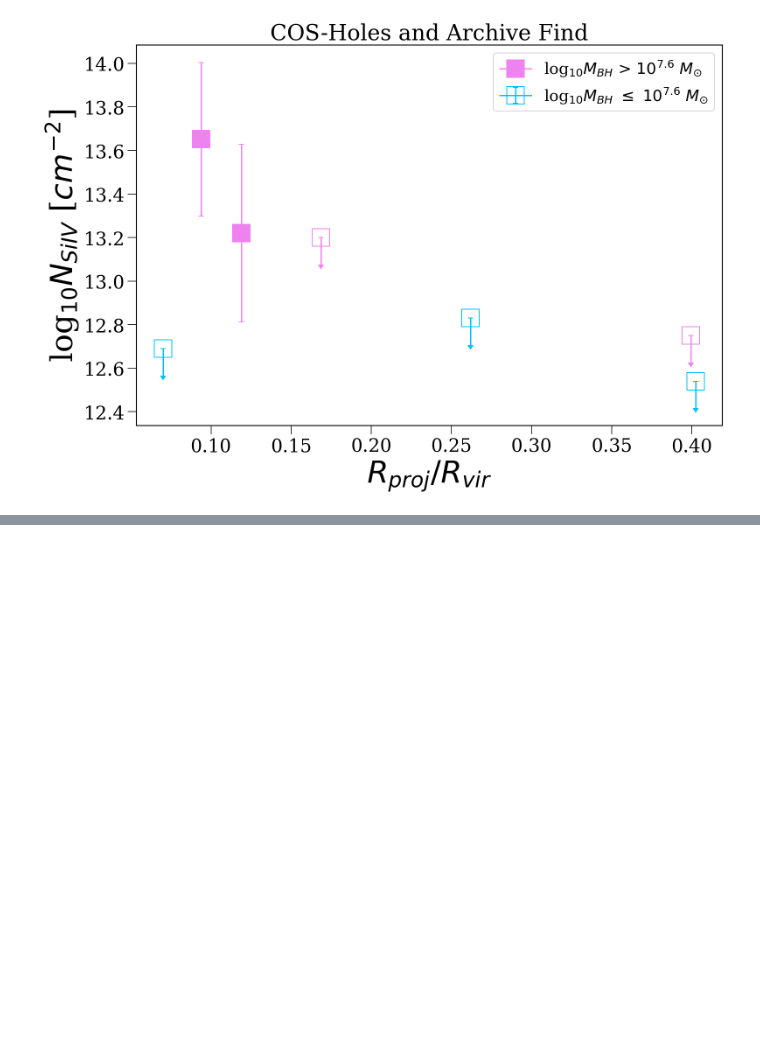
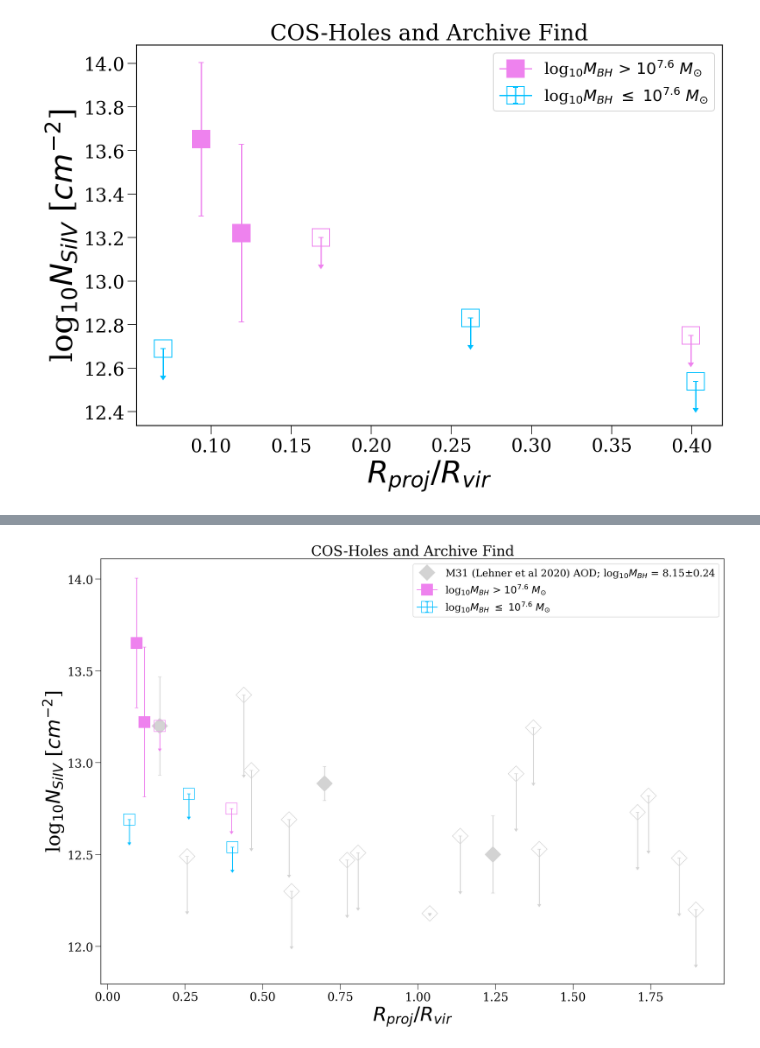
Before and after one commit to samlugarza/COS-Holes, a Jupyter notebook: veeper_and_voigt/COS-Holes_SiIV_Analysis.ipynb, the cells around one changed output, grey strips where cells are left out. Cells and saved outputs as stored; diff of their text form; code cells hidden in the pictures; blank space fills up the shorter version.

```diff
--- a/veeper_and_voigt/COS-Holes_SiIV_Analysis.ipynb
+++ b/veeper_and_voigt/COS-Holes_SiIV_Analysis.ipynb
@@ -141,0 +159,13 @@ amiga_2_siiv_up = amiga_2_siiv_sum.loc[(amiga_2_siiv_sum['f_logN']== -1) & (amig
+# %%
+#Calculating the Project AMIGA Rproj/Rvir so that I can add to future plot
+amiga_m31_rvrir = 300 #kpc
+
+#Detections
+amiga_siiv_det_R = np.array(amiga_2_siiv_det['Rad'])
+#amiga_siiv_det_RRvir = amiga_siiv_det_R/amiga_m31_rvrir
+print(amiga_siiv_det_RRvir)
+
+#Upper Limits
+amiga_siiv_up_R = np.array(amiga_2_siiv_up['Rad'])
+amiga_siiv_up_RRvir = amiga_siiv_up_R/amiga_m31_rvrir
+print(amiga_siiv_up_RRvir)
@@ -458,0 +494,73 @@ plt.show()
+# %%
+#Now I guess we can start plotting some things.... Lets make Fig 4 (LHS- N vs Rproj) from COS-Holes Proposal
+
+
+########### Plotting Project AMIGA SiIV Data
+
+#SiIV Detections
+plt.errorbar(amiga_siiv_det_RRvir, amiga_2_siiv_det['sumlogN'], yerr= amiga_2_siiv_det['sum_elogN'],
+             capsize = 3, c = 'lightgrey', label='M31 (Lehner et al 2020) AOD; log$_{10}M_{BH}$ = 8.15$\pm$0.24', marker="D",
+             markersize=20, ls='none')
+#SiIV Upper Limits
+plt.errorbar(amiga_siiv_up_RRvir, amiga_2_siiv_up['sumlogN'], yerr= amiga_2_siiv_up['sum_elogN'],
+             capsize = 3, c = 'lightgrey', marker="D", mfc='none', uplims=True, markersize=20, ls='none')
+
+##################################################################
+
+# COS-Holes DETECTIONS
+
+#####J1159 (two features)
+plt.errorbar (rproj[1]/rvir[1], np.log10(10**siiv_df_J1159['N'][2] + 10**siiv_df_J1159['N'][4]),
+              yerr=np.log10(10**siiv_df_J1159['sigN'][2] + 10**siiv_df_J1159['sigN'][4]), capsize = 3, c = 'violet',
+              marker="s", markersize=20)
+
+#####J1051 (two features)
+plt.errorbar(rproj[5]/rvir[5], np.log10(10**siiv_df_J1051['N'][0] + 10**siiv_df_J1051['N'][2]),
+             yerr= np.log10(10**siiv_df_J1051['sigN'][0] + 10**siiv_df_J1051['sigN'][2]), capsize = 3, c = 'violet',
+             label = 'log$_{10}M_{BH}$ > $10^{7.6}$ $M_{\odot}$', marker="s", markersize=20)
+
+##################################################################
+
+#####  NON DETECTIONS
+
+###### J1101
+plt.errorbar(rproj[0]/rvir[0], siiv_uplims[0], yerr=siiv_df_J1159['sigN'][2], capsize = 3, c = 'deepskyblue',
+             label = 'log$_{10}M_{BH}$ $\leq$ $10^{7.6}$ $M_{\odot}$',
+             uplims=True, marker="s", mfc='none', markersize=20)
+
+#####J1249
+#SiIV
+plt.errorbar(rproj[4]/rvir[4], siiv_uplims[1], yerr=siiv_df_J1159['sigN'][2], uplims=True, capsize = 3, c = 'deepskyblue',
+             marker="s", mfc='none', markersize=20)
+
+#####J1123
+plt.errorbar(rproj[6]/rvir[6], siiv_uplims[2], yerr=siiv_df_J1159['sigN'][2], uplims=True, capsize = 3, c = 'deepskyblue',
+             marker="s", mfc='none', markersize=20)
+
+###### J0246
+plt.errorbar(rproj[7]/rvir[7], siiv_uplims[3], yerr=siiv_df_J1159['sigN'][2], uplims=True, capsize = 3, c = 'violet',
+             marker="s", mfc='none', markersize=20)
+
+#####J1235 - NGC 4564 (8)
+plt.errorbar (rproj[8]/rvir[8], siiv_uplims[4], yerr=siiv_df_J1159['sigN'][2], uplims=True, capsize = 3, c = 'violet',
+              marker="s",mfc='none',markersize=20)
+
+
+############# Si IV Upper Limit from singular archive galaxy UGC 6093 - 2E1058
+'''plt.errorbar (104.50348, 13.17, yerr=siiv_df_J1159['sigN'][2],uplims=True, c = 'deepskyblue',
+              marker="v",mfc='none',markersize=20, label = 'SiIV: 2E-1058; log$_{10}M_{BH}$ = 7.41')'''
+
+########################################################
+
+#plt.axhline(13.3, c='k', ls=':', label='COSHoles Detection Limit')
+#plt.axvline(150, c='k', ls='-')
+#plt.ylim(12.5, 14.55)
+#plt.xlim(0, 300)
+plt.xlabel ('$R_{proj}/R_{vir}$')
+plt.ylabel ('log$_{10}N_{SiIV}$ [$cm^{-2}$]')
+plt.title('COS-Holes and Archive Find', fontsize = 25)
+plt.legend(loc=1)
+#plt.grid(True)
+plt.show()
+# %% [output]
+[figure, added]
```
Also changed, not shown: parts of 5 cells of this notebook, 1 other file.
